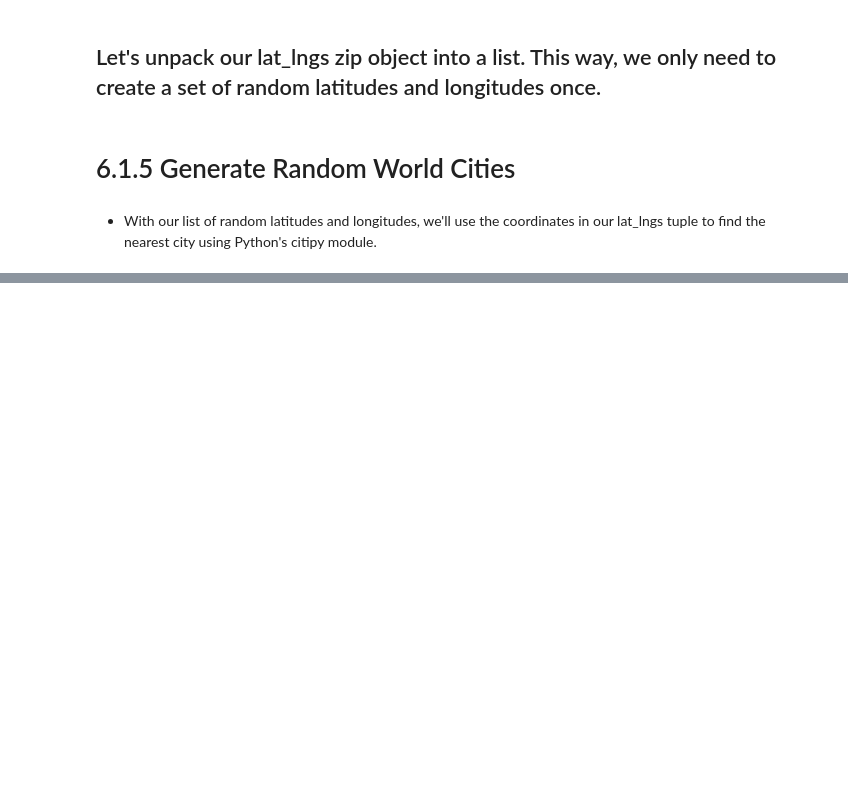
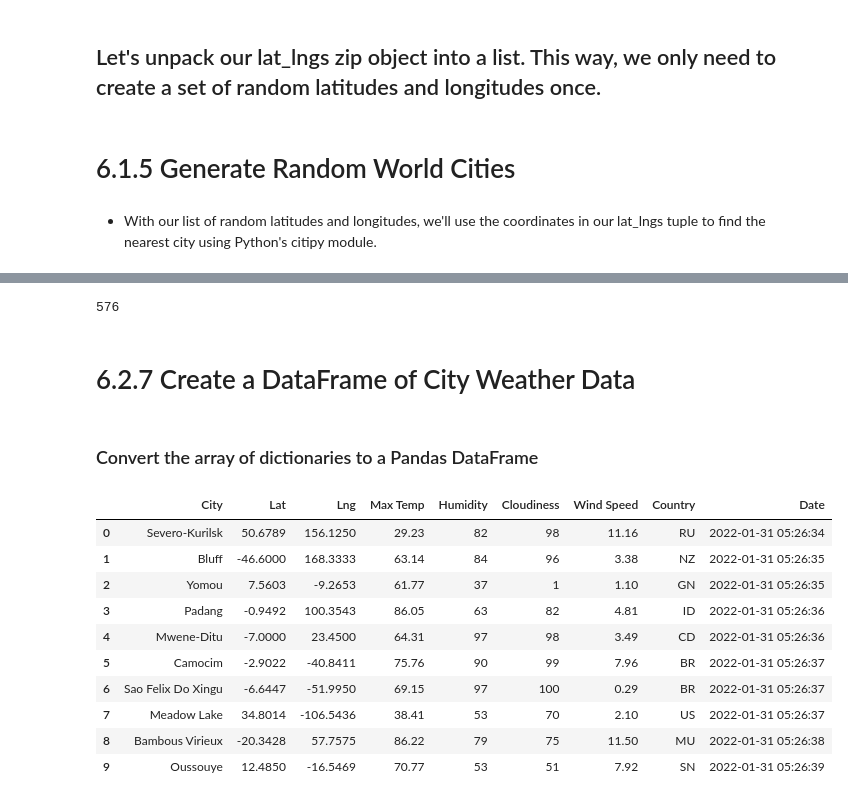
Before and after one commit to LucyPill/World_Weather_Analysis, a Jupyter notebook: WeatherPy.ipynb, the cells around one changed output, grey strips where cells are left out. Drawn from its saved outputs; the diff is of its cells as text; code cells hidden in the pictures; blank space fills up the shorter version.

```diff
--- a/WeatherPy.ipynb
+++ b/WeatherPy.ipynb
@@ -61,0 +63,3 @@ len(cities)
+# %%
+# Starting URL for Weather Map API Call.
+url = "http://api.openweathermap.org/data/2.5/weather?units=Imperial&APPID=" + weather_api_key
@@ -61,0 +93,5 @@ len(cities)
+# %%
+# Create an endpoint URL for a city.
+city_url = url + "&q=" + "Boston"
+city_weather = requests.get(city_url)
+city_weather.json()
@@ -61,0 +295,24 @@ len(cities)
+# %%
+len(city_data)
+# %% [output]
+576
+# %% [markdown]
+# 6.2.7 Create a DataFrame of City Weather Data
+# %% [markdown]
+### Convert the array of dictionaries to a Pandas DataFrame
+# %%
+# Convert the array of dictionaries to a Pandas DataFrame.
+city_data_df = pd.DataFrame(city_data)
+city_data_df.head(10)
+# %% [output]
+|  | City | Lat | Lng | Max Temp | Humidity | Cloudiness | Wind Speed | Country | Date |
+| 0 | Severo-Kurilsk | 50.6789 | 156.1250 | 29.23 | 82 | 98 | 11.16 | RU | 2022-01-31 05:26:34 |
+| 1 | Bluff | -46.6000 | 168.3333 | 63.14 | 84 | 96 | 3.38 | NZ | 2022-01-31 05:26:35 |
+| 2 | Yomou | 7.5603 | -9.2653 | 61.77 | 37 | 1 | 1.10 | GN | 2022-01-31 05:26:35 |
+| 3 | Padang | -0.9492 | 100.3543 | 86.05 | 63 | 82 | 4.81 | ID | 2022-01-31 05:26:36 |
+| 4 | Mwene-Ditu | -7.0000 | 23.4500 | 64.31 | 97 | 98 | 3.49 | CD | 2022-01-31 05:26:36 |
+| 5 | Camocim | -2.9022 | -40.8411 | 75.76 | 90 | 99 | 7.96 | BR | 2022-01-31 05:26:37 |
+| 6 | Sao Felix Do Xingu | -6.6447 | -51.9950 | 69.15 | 97 | 100 | 0.29 | BR | 2022-01-31 05:26:37 |
+| 7 | Meadow Lake | 34.8014 | -106.5436 | 38.41 | 53 | 70 | 2.10 | US | 2022-01-31 05:26:37 |
+| 8 | Bambous Virieux | -20.3428 | 57.7575 | 86.22 | 79 | 75 | 11.50 | MU | 2022-01-31 05:26:38 |
+| 9 | Oussouye | 12.4850 | -16.5469 | 70.77 | 53 | 51 | 7.92 | SN | 2022-01-31 05:26:39 |
```
Also changed, not shown: parts of 38 cells of this notebook, 4 other files.
